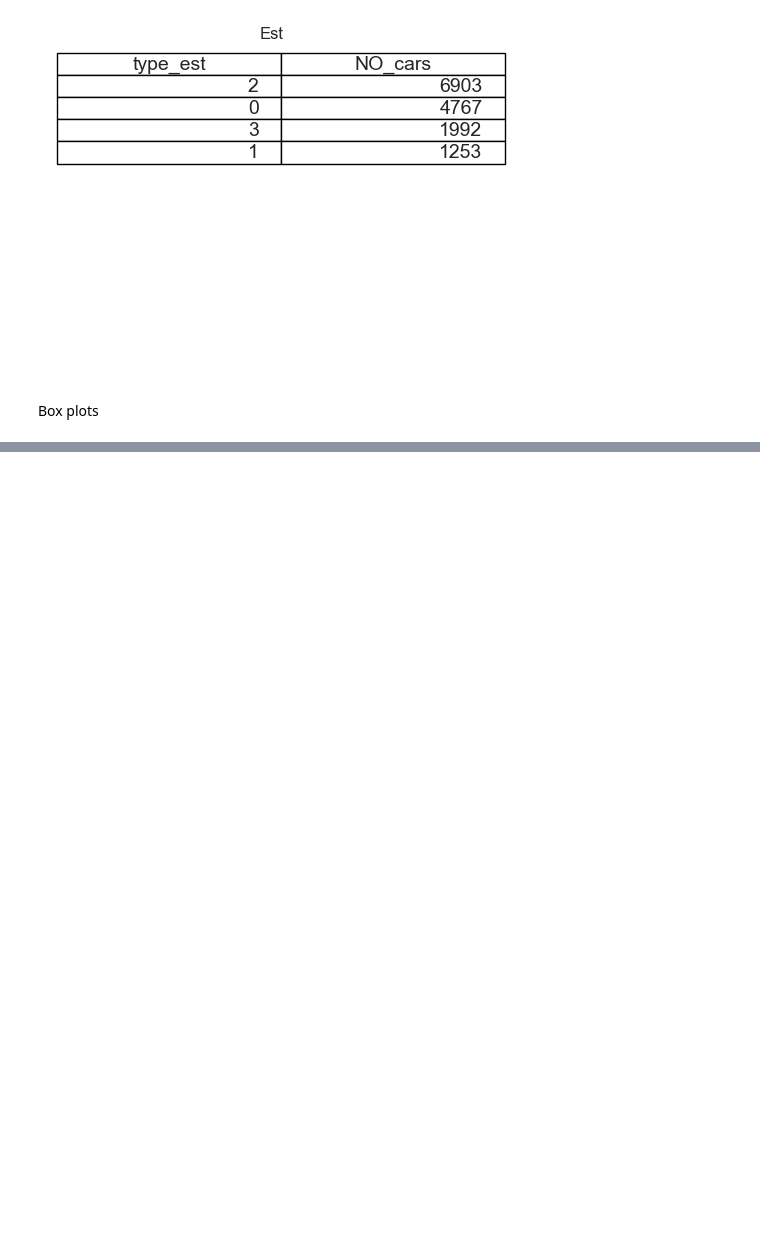
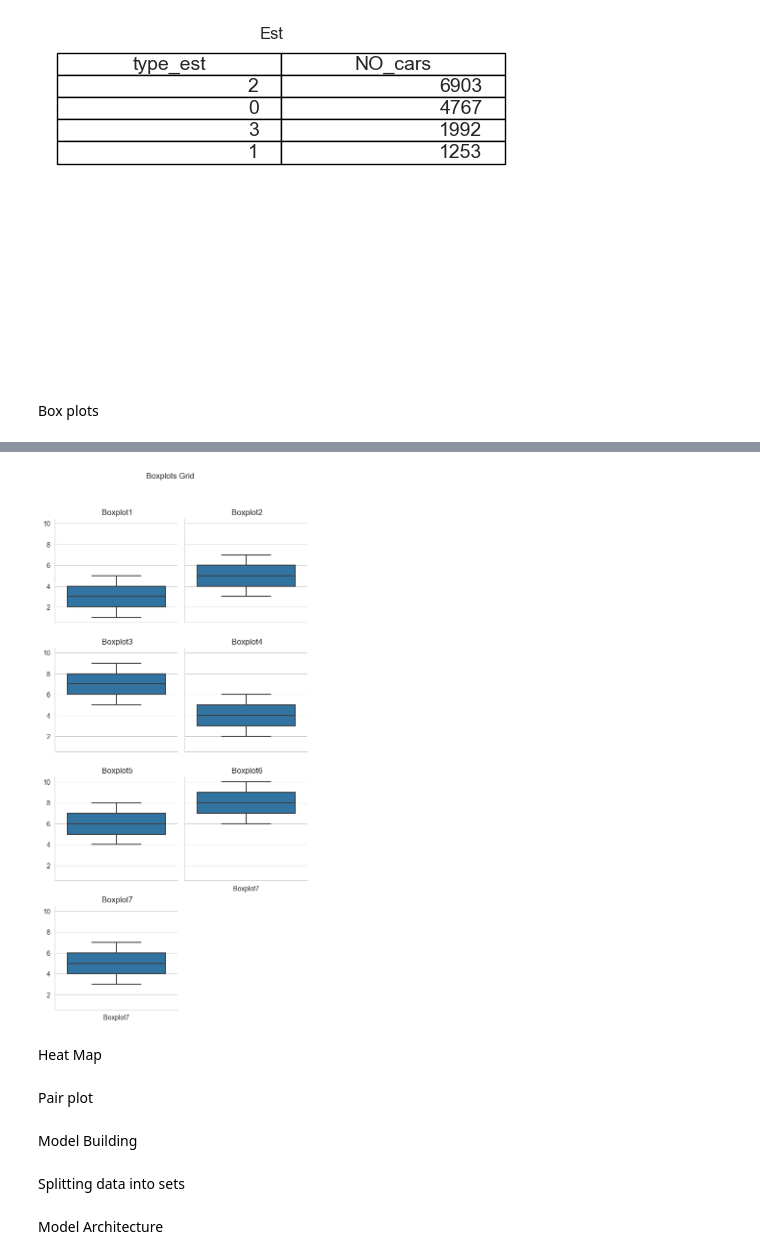
Before and after one commit to PsimonL/AI_Assesment, a Jupyter notebook: main.ipynb, the cells around one changed output, grey strips where cells are left out. Drawn from its saved outputs; the diff is of its cells as text; code cells hidden in the pictures; blank space fills up the shorter version.

```diff
--- a/main.ipynb
+++ b/main.ipynb
@@ -314,0 +288,38 @@ AttributeError: 'Series' object has no attribute 'sb'
+# %%
+import seaborn as sns
+import matplotlib.pyplot as plt
+import pandas as pd
+
+# create sample data
+data = pd.DataFrame({'Boxplot1': [1,2,3,4,5], 'Boxplot2': [3,4,5,6,7], 'Boxplot3': [5,6,7,8,9],
+                     'Boxplot4': [2,3,4,5,6], 'Boxplot5': [4,5,6,7,8], 'Boxplot6': [6,7,8,9,10],
+                     'Boxplot7': [3,4,5,6,7]})
+
+# create FacetGrid
+grid = sns.FacetGrid(pd.melt(data.reset_index(), id_vars=['index']), col='variable', col_wrap=2)
+
+# plot boxplots on each facet
+grid.map(sns.boxplot, 'variable', 'value')
+
+# set titles and labels
+for ax in grid.axes.flat:
+    ax.set_title(ax.get_title().split('=')[1])
+    ax.set_xlabel('')
+    ax.set_ylabel('')
+
+plt.subplots_adjust(top=0.9)
+grid.fig.suptitle('Boxplots Grid')
+
+plt.show()
+# %% [output]
+[figure, added]
+# %% [markdown]
+Heat Map
+# %% [markdown]
+Pair plot
+# %% [markdown]
+Model Building
+# %% [markdown]
+Splitting data into sets
+# %% [markdown]
+Model Architecture
```
Also changed, not shown: parts of 7 cells of this notebook, 1 other file.
